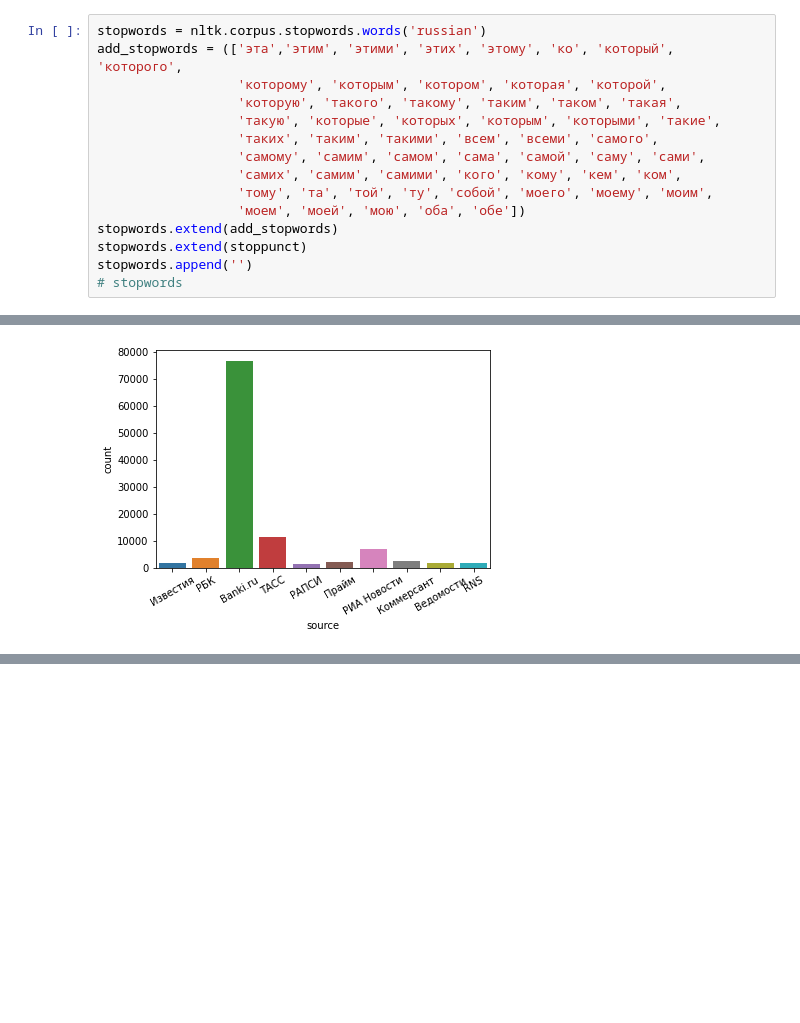
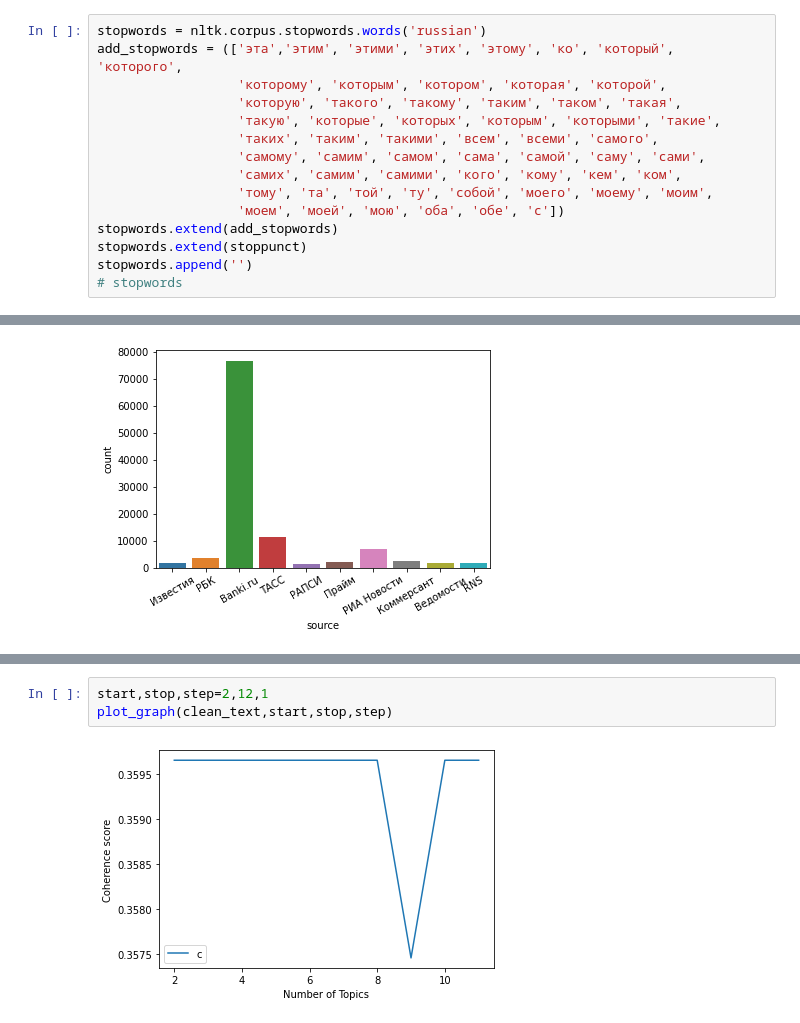
Before and after one commit to mukaseevru/ds-school, a Jupyter notebook: final_project/word_analysis.ipynb, the cells around one changed output, grey strips where cells are left out. Saved outputs shown, nothing was run; the diff lists cells and outputs as text; blank space fills up the shorter version.

```diff
--- a/final_project/word_analysis.ipynb
+++ b/final_project/word_analysis.ipynb
@@ -30,7 +30,7 @@ add_stopwords = (['эта','этим', 'этими', 'этих', 'этому', '
                   'самому', 'самим', 'самом', 'сама', 'самой', 'саму', 'сами',
                   'самих', 'самим', 'самими', 'кого', 'кому', 'кем', 'ком',
                   'тому', 'та', 'той', 'ту', 'собой', 'моего', 'моему', 'моим',
-                  'моем', 'моей', 'мою', 'оба', 'обе'])
+                  'моем', 'моей', 'мою', 'оба', 'обе', 'с'])
 stopwords.extend(add_stopwords)
 stopwords.extend(stoppunct)
 stopwords.append('')
@@ -597,0 +717,5 @@ ax.set_xticklabels(ax.get_xticklabels(),rotation=30)
+# %%
+start,stop,step=2,12,1
+plot_graph(clean_text,start,stop,step)
+# %% [output]
+[figure, added]
```
Also changed, not shown: parts of 1 cell of this notebook.
